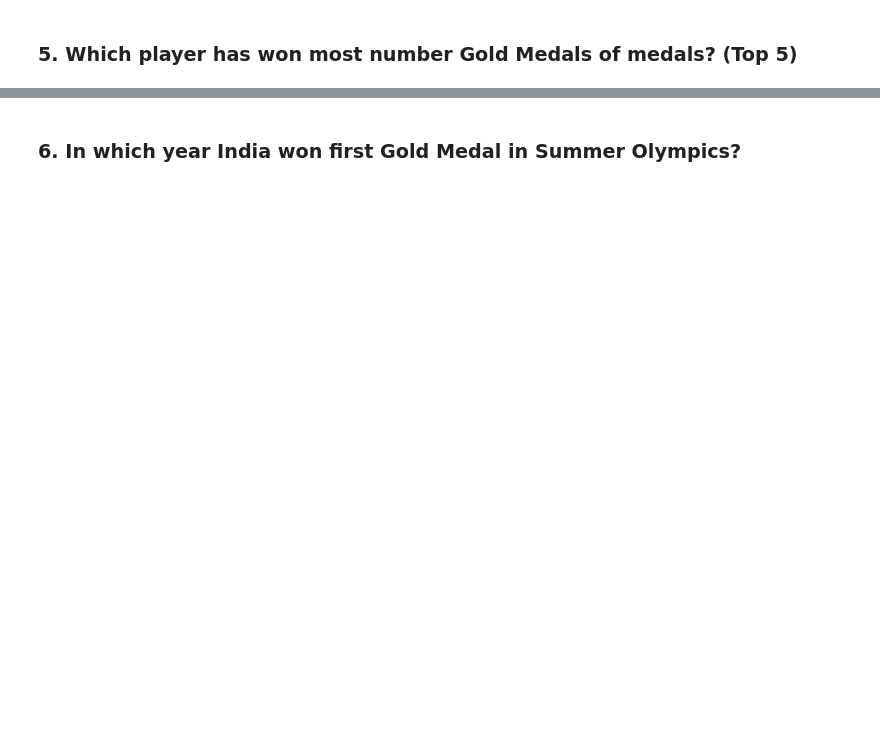
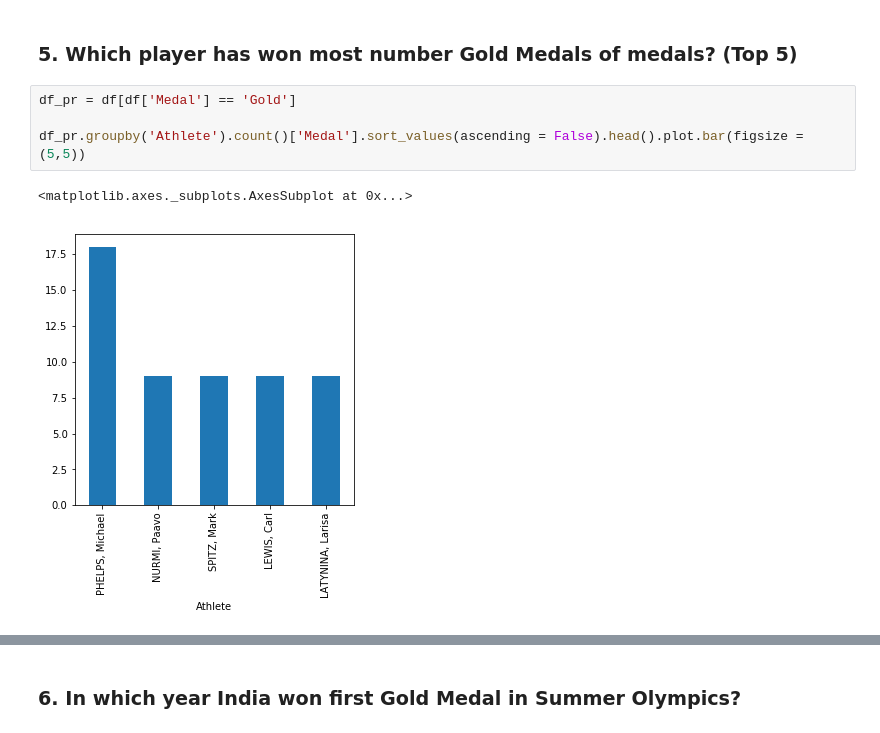
Before and after one commit to AshishJangra27/Skill-India-AI-ML-Scholarship, a Jupyter notebook: Summer Olympics/Summer.ipynb, the cells around one changed output, grey strips where cells are left out. Saved outputs shown, nothing was run; the diff lists cells and outputs as text; blank space fills up the shorter version.

```diff
--- a/Summer Olympics/Summer.ipynb
+++ b/Summer Olympics/Summer.ipynb
@@ -11,2 +75,9 @@
 # %% [markdown]
 ### 5. Which player has won most number Gold Medals of medals? (Top 5)
+# %%
+df_pr = df[df['Medal'] == 'Gold']
+
+df_pr.groupby('Athlete').count()['Medal'].sort_values(ascending = False).head().plot.bar(figsize = (5,5))
+# %% [output]
+<matplotlib.axes._subplots.AxesSubplot at 0x...>
+[figure, added]
```
Also changed, not shown: parts of 15 cells of this notebook.
